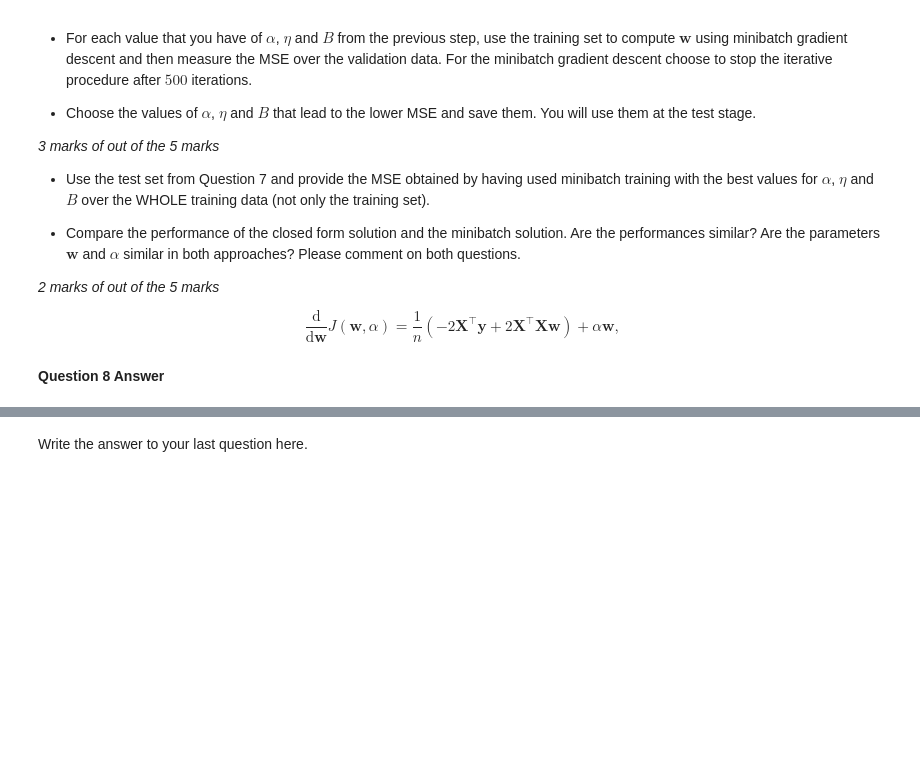
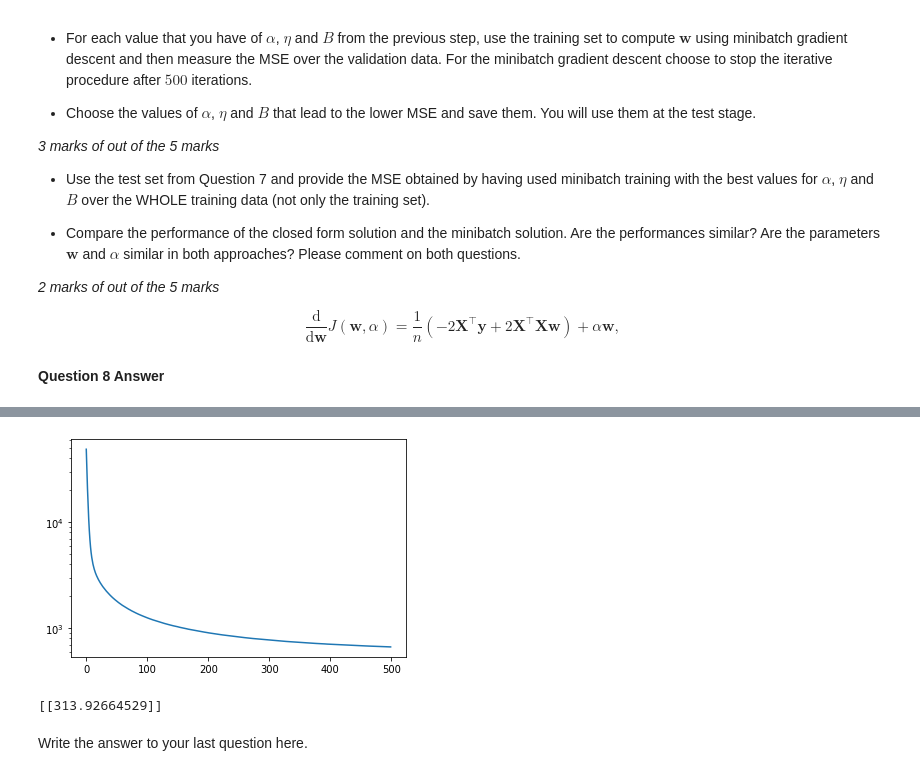
Before and after one commit to Jake-Sturgeon/MLAI, a Jupyter notebook: COM4509-6509_Assignment_1_UCard_XXXXXXXXX2.ipynb, the cells around one changed output, grey strips where cells are left out. Saved outputs shown, nothing was run; the diff lists cells and outputs as text; code cells hidden in the pictures; blank space fills up the shorter version.

```diff
--- a/COM4509-6509_Assignment_1_UCard_XXXXXXXXX2.ipynb
+++ b/COM4509-6509_Assignment_1_UCard_XXXXXXXXX2.ipynb
@@ -510,0 +456,76 @@ print(E)
+# %%
+# Write the code for your answer here
+# seed = 53352
+# # seed = 1645822
+# np.random.seed(seed)
+
+def find_w(X, y, a, B , eta, iterations = 500,graph = None ):
+    N = np.random.normal(size = X.shape[1])
+    w = np.expand_dims(N, axis=0).T
+
+    gradient = np.zeros(X.shape[1])
+    gradient = np.expand_dims(gradient,axis=0).T
+#     for _ in range(iterations):
+# #         print(_)
+#         index_b = np.random.permutation(X.shape[0])
+#         for i in range(0, X.shape[0], int(B)):
+#             temp_x = X.iloc[index_b[i:i + int(B)],:] if (X.shape[0] - i) > B else X.iloc[index_b[i:X.shape[0]],:]
+#             temp_y = y.iloc[index_b[i:i + int(B)],:] if (X.shape[0] - i) > B else y.iloc[index_b[i:X.shape[0]],:]
+#             gradient += (2/temp_x.shape[0]) * ((-1) * np.dot(temp_x.T,temp_y) + np.dot(np.dot(temp_x.T,temp_x), w)) + a * w
+#             w -= eta * gradient
+    e = []
+    for _ in range(iterations):
+        index_b = np.random.permutation(X.shape[0])
+        temp_x = X.iloc[index_b[:int(B)],:]
+        temp_y = y.iloc[index_b[:int(B)],:]
+        gradient = (1/temp_x.shape[0]) * ((-2) * np.dot(temp_x.T,temp_y) + 2 * np.dot(temp_x.T,temp_x).dot(w)) + a * w
+        w -= eta * gradient
+        if graph:
+            f = np.dot(X, w)
+            resid = (y - f)
+            E = np.dot(resid.T, resid)
+            e.append(E[0][0])
+    if graph:
+        plt.plot(e)
+        plt.yscale('log')
+        plt.show()
+    return w
+
+
+
+iterations = 500
+a_list = np.logspace(start=-3,stop=1,num=5)
+eta_list = np.logspace(start=-5,stop=-1,num=5)
+B_list = np.linspace(start=100,stop=X_train_set.shape[0],num=5)
+
+
+error = -1
+params = (0, 0, 0)
+for a in a_list:
+    for eta in eta_list:
+        for B in B_list:
+#             print(a,eta,B)
+            w = find_w(X_train_set, y_train_set, a, B, eta)
+
+            f = np.dot(X_test_val, w)
+            resid = y_test_val - f
+            E = np.dot(resid.T, resid)
+
+            if E < error or error == -1:
+                error = E
+                params = a, eta, B
+#         print(error, params)
+    print("as")
+a, eta, B = params
+
+print(params)
+
+w = find_w(X, y, a, B, eta, graph = True)
+
+# f = (1 / X_test_data.shape[0]) * np.dot(X_test_data, w) + (a / 2) * np.dot(w.T,w)
+f = np.dot(X_test_data, w)
+resid = (np.array(test_data_normalised["CO(GT)"]) - f.T).T
+# E = (1 / X_test_data.shape[0]) * np.dot(resid.T, resid) + (a / 2) * np.dot(w.T,w)
+E = np.dot(resid.T, resid)
+print(E)
+# %% [output]
@@ -511,3 +538,5 @@ print(E)
+[figure, added]
+[[313.92664529]]
 # %% [markdown]
 Write the answer to your last question here.
 # %%
```
Also changed, not shown: parts of 4 cells of this notebook.
